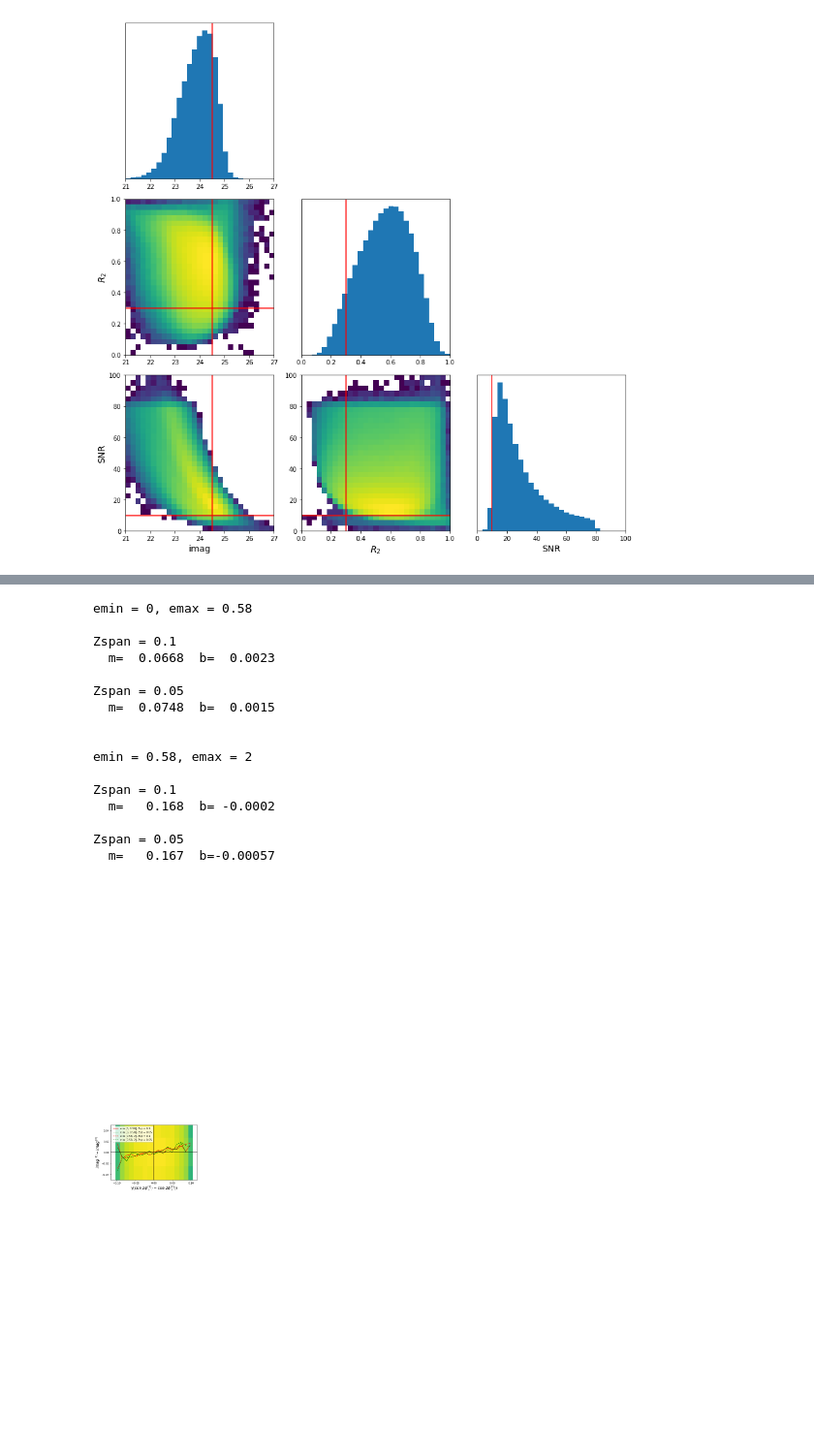
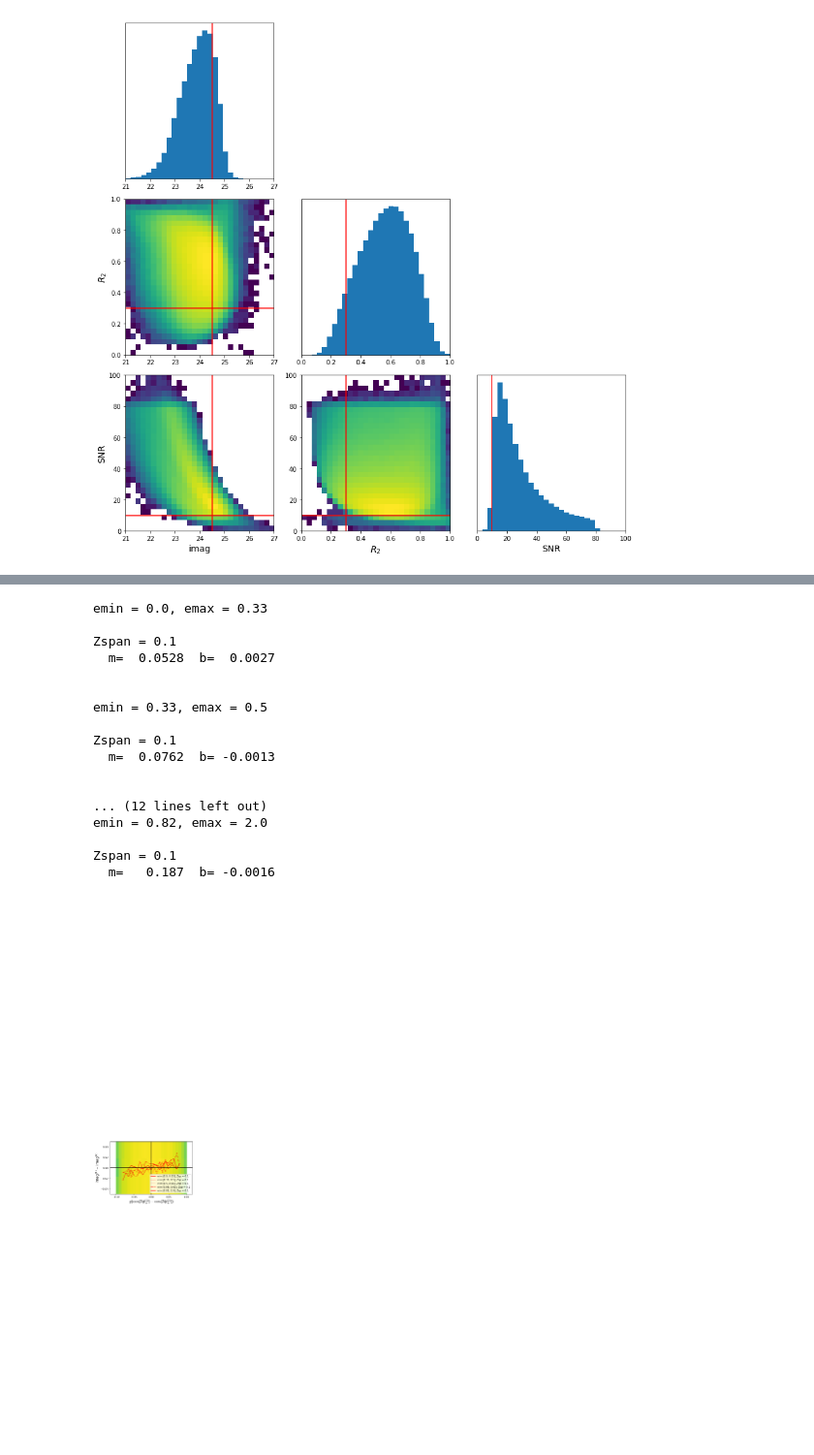
Before and after one commit to jmeyers314/silver-waffle, a Jupyter notebook: Selection Bias.ipynb, the cells around one changed output, grey strips where cells are left out. Shown at 97% size. Cells and saved outputs as stored; diff of their text form; code cells hidden in the pictures.

```diff
--- a/Selection Bias.ipynb
+++ b/Selection Bias.ipynb
@@ -42,9 +48,16 @@ imag & SNR 2018549
 
 all 1867511
 # %%
-# What's the median ellipticity?
-print(np.median(e))
+# What's the 20, 40, 60, 80 percentile in ellipticity?
+print(np.percentile(e, [20, 40, 60, 80]))
 # ... of things that get selected?
 wselect = (R2 > 0.3) & (imag < 24.5) & (SNR > 10.0)
-print(np.median(e[wselect]))
+print(np.percentile(e[wselect], [20, 40, 60, 80]))
+ebins = [0.0, 0.33, 0.50, 0.66, 0.82, 2.0]
+ebinmeans = []
+for emin, emax in zip(ebins[:-1], ebins[1:]):
+    w = (e > emin) & (e < emax)
+    ebinmean = np.mean(e[wselect & w])
+    print(emin, emax, ebinmean)
+    ebinmeans.append(ebinmean)
 # %% [output]
@@ -108,4 +126,28 @@ def plotrange(X):
     Xrange = np.percentile(X, [2.0, 98.0])
     span = Xrange[1] - Xrange[0]
     return Xrange[0]-span*0.2, Xrange[1]+span*0.2
+# %%
+def getWPair(Z, e, Zmin, Zmax, emin, emax, seltype='random', randomizer=None, otherselect=None):
+    if seltype == 'random':
+        if randomizer is None:
+            randomizer = np.random.choice(2, size=len(Z)//2) + np.arange(0, len(Z), 2)
+        wpair = Z[randomizer] > Zmin
+        wpair &= Z[randomizer] < Zmax
+        wpair &= e[randomizer] > emin
+        wpair &= e[randomizer] < emax
+        if otherselect is not None:
+            wpair &= otherselect[randomizer]
+    elif seltype == 'mean':
+        Zmean = np.mean(np.reshape(Z, (len(Z)//2, 2)), axis=1)
+        emean = np.mean(np.reshape(e, (len(e)//2, 2)), axis=1)
+        wpair = Zmean > Zmin
+        wpair &= Zmean < Zmax
+        wpair &= emean > emin
+        wpair &= emean < emax
+        if otherselect is not None:
+            otherselect = np.logical_or(
+                *np.reshape(otherselect, (len(otherselect)//2, 2)).T,
+            )
+            wpair &= otherselect
+    return wpair
 # %%
@@ -248,23 +349,26 @@ Zspan = 5
 # %%
 # For imag bias, implement cuts in SNR and R2
-otherselect = (R2 > 0.3) & (SNR > 10.0)
-Acoef(e, g, phi_plus, imag, 24.5, [0.1, 0.05], 'imag', ebins=(0, 0.58, 2), ylim=(-0.05, 0.05),
-      otherselect=otherselect, nbins=20)
+otherselect = np.repeat((R2PairMean > 0.3) & (SNRPairMean > 10.0), 2)
+Aimag = Acoef(e, g, phi_plus, imag, 24.5, [0.1], '\mathrm{imag}',
+              ylim=(-0.05, 0.05),
+              otherselect=otherselect, nbins=30, weight=np.repeat(lweightPairMean, 2),
+              seltype='mean', clipend=2)
 # %% [output]
-emin = 0, emax = 0.58
+emin = 0.0, emax = 0.33
 
 Zspan = 0.1
-  m=  0.0668  b=  0.0023
-
-Zspan = 0.05
-  m=  0.0748  b=  0.0015
+  m=  0.0528  b=  0.0027
 
 
-emin = 0.58, emax = 2
+emin = 0.33, emax = 0.5
 
 Zspan = 0.1
-  m=   0.168  b= -0.0002
+  m=  0.0762  b= -0.0013
 
-Zspan = 0.05
-  m=   0.167  b=-0.00057
+
+... (12 lines left out)
+emin = 0.82, emax = 2.0
+
+Zspan = 0.1
+  m=   0.187  b= -0.0016
-[figure, old version]
+[figure, new version]
```
Also changed, not shown: parts of 16 cells of this notebook.
